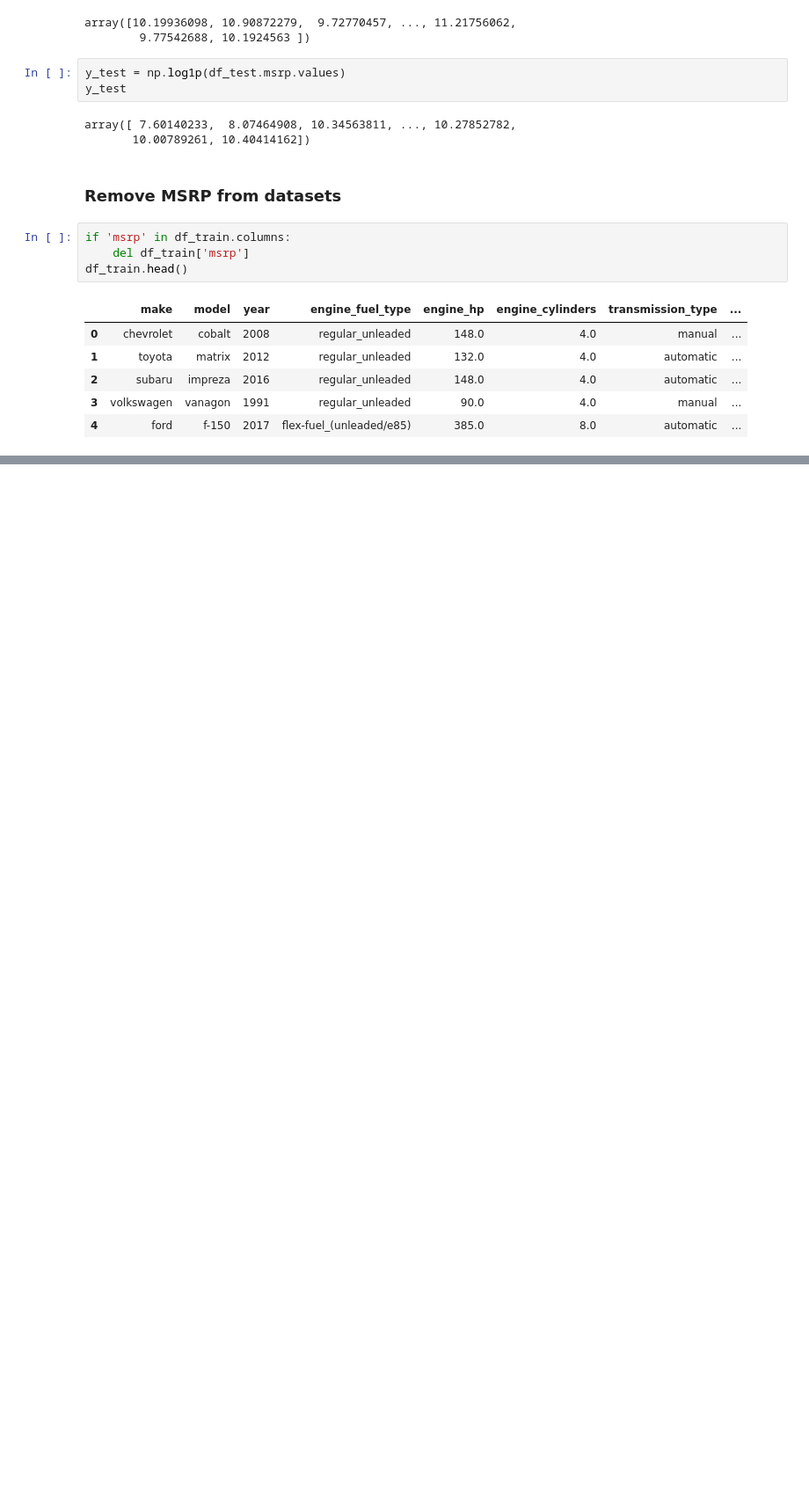
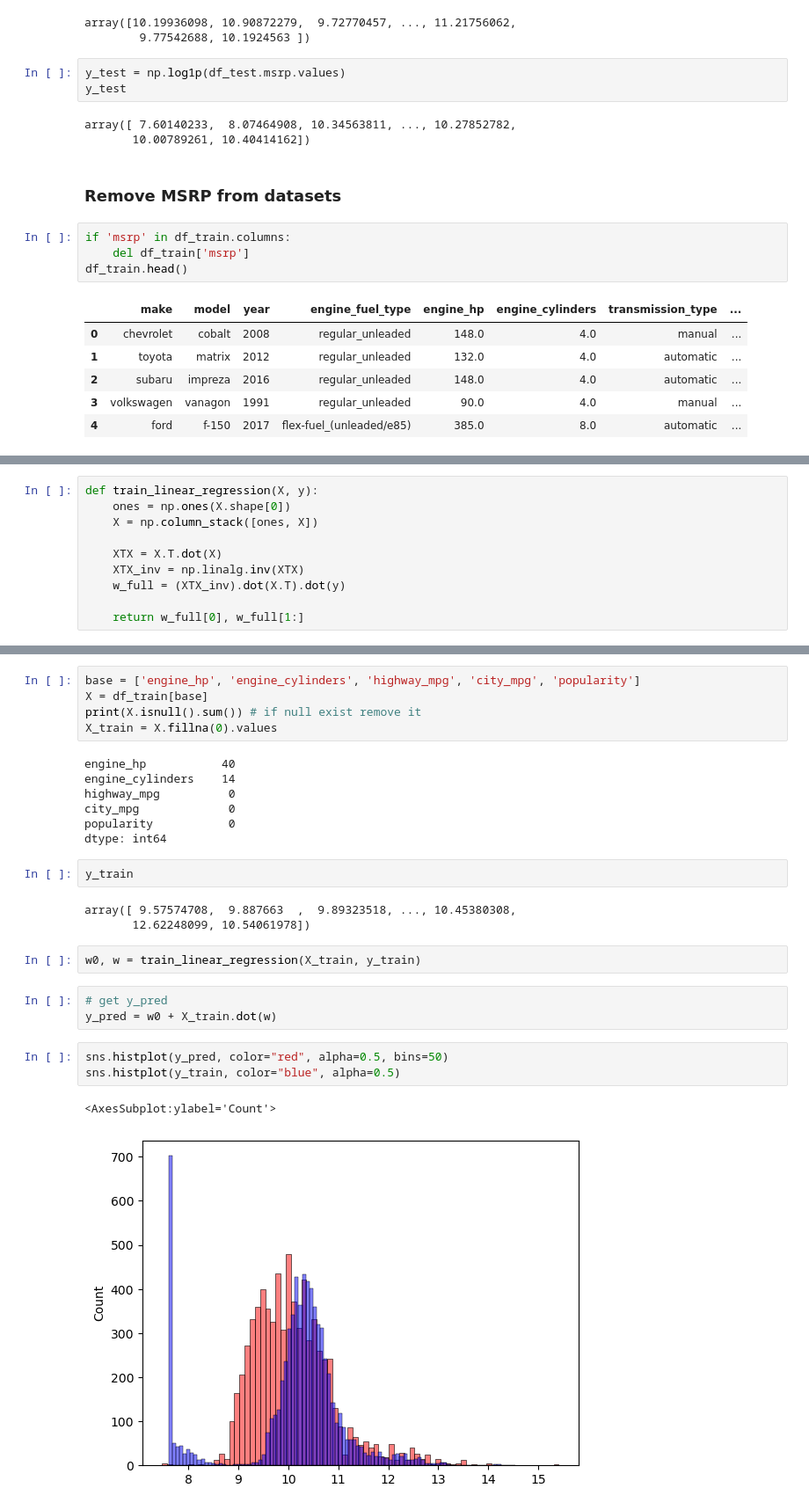
Before and after one commit to alabamustapha/ml-zoomcamp-2023, a Jupyter notebook: Regression/Car Price Prediction Linear Regression.ipynb, the cells around one changed output, grey strips where cells are left out. Shown: that part at 88% size. Cells and saved outputs as stored; diff of their text form; blank space fills up the shorter version.

Commit message:
baseline model for car price prediction with linear regression

```diff
--- a/Regression/Car Price Prediction Linear Regression.ipynb
+++ b/Regression/Car Price Prediction Linear Regression.ipynb
@@ -248,0 +351,10 @@ df_test.head()
+# %%
+def train_linear_regression(X, y):
+    ones = np.ones(X.shape[0])
+    X = np.column_stack([ones, X])
+
+    XTX = X.T.dot(X)
+    XTX_inv = np.linalg.inv(XTX)
+    w_full = (XTX_inv).dot(X.T).dot(y)
+
+    return w_full[0], w_full[1:]
@@ -248,0 +370,28 @@ df_test.head()
+# %%
+base = ['engine_hp', 'engine_cylinders', 'highway_mpg', 'city_mpg', 'popularity']
+X = df_train[base]
+print(X.isnull().sum()) # if null exist remove it
+X_train = X.fillna(0).values
+# %% [output]
+engine_hp           40
+engine_cylinders    14
+highway_mpg          0
+city_mpg             0
+popularity           0
+dtype: int64
+# %%
+y_train
+# %% [output]
+array([ 9.57574708,  9.887663  ,  9.89323518, ..., 10.45380308,
+       12.62248099, 10.54061978])
+# %%
+w0, w = train_linear_regression(X_train, y_train)
+# %%
+# get y_pred
+y_pred = w0 + X_train.dot(w)
+# %%
+sns.histplot(y_pred, color="red", alpha=0.5, bins=50)
+sns.histplot(y_train, color="blue", alpha=0.5)
+# %% [output]
+<AxesSubplot:ylabel='Count'>
+[figure, added]
```
Also changed, not shown: parts of 23 cells of this notebook.
